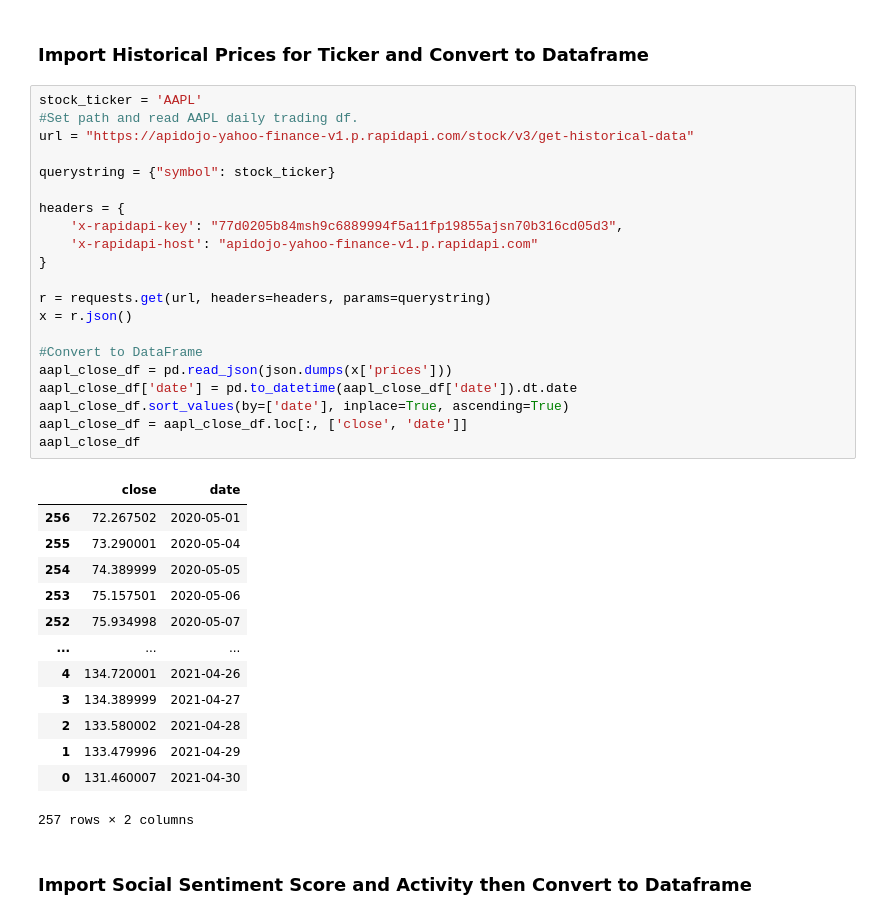
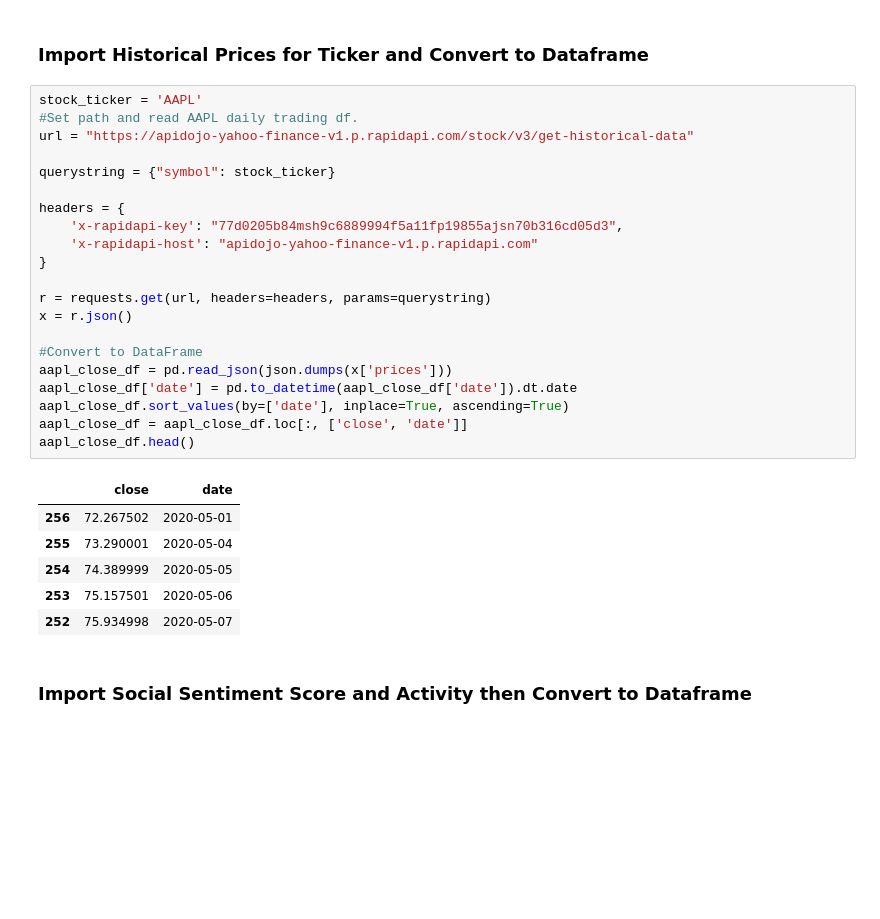
Before and after one commit to stk714/SocialMediaBets, a Jupyter notebook: Social_Sentiment_AAPL.ipynb, the cells around one changed output. Saved outputs shown, nothing was run; the diff lists cells and outputs as text; blank space fills up the shorter version.

```diff
--- a/Social_Sentiment_AAPL.ipynb
+++ b/Social_Sentiment_AAPL.ipynb
@@ -21,38 +24,31 @@ import seaborn as sns
 # %%
 stock_ticker = 'AAPL'
 #Set path and read AAPL daily trading df.
 url = "https://apidojo-yahoo-finance-v1.p.rapidapi.com/stock/v3/get-historical-data"
 
 querystring = {"symbol": stock_ticker}
 
 headers = {
     'x-rapidapi-key': "77d0205b84msh9c6889994f5a11fp19855ajsn70b316cd05d3",
     'x-rapidapi-host': "apidojo-yahoo-finance-v1.p.rapidapi.com"
 }
 
 r = requests.get(url, headers=headers, params=querystring)
 x = r.json()
 
 #Convert to DataFrame
 aapl_close_df = pd.read_json(json.dumps(x['prices']))
 aapl_close_df['date'] = pd.to_datetime(aapl_close_df['date']).dt.date
 aapl_close_df.sort_values(by=['date'], inplace=True, ascending=True)
 aapl_close_df = aapl_close_df.loc[:, ['close', 'date']]
-aapl_close_df
+aapl_close_df.head()
 # %% [output]
 |  | close | date |
 | 256 | 72.267502 | 2020-05-01 |
 | 255 | 73.290001 | 2020-05-04 |
 | 254 | 74.389999 | 2020-05-05 |
 | 253 | 75.157501 | 2020-05-06 |
 | 252 | 75.934998 | 2020-05-07 |
-| ... | ... | ... |
-| 4 | 134.720001 | 2021-04-26 |
-| 3 | 134.389999 | 2021-04-27 |
-| 2 | 133.580002 | 2021-04-28 |
-| 1 | 133.479996 | 2021-04-29 |
-| 0 | 131.460007 | 2021-04-30 |
-257 rows × 2 columns
 # %% [markdown]
 ### Import Social Sentiment Score and Activity then Convert to Dataframe
 # %%
```
Also changed, not shown: parts of 3 cells of this notebook, 14 other files.
